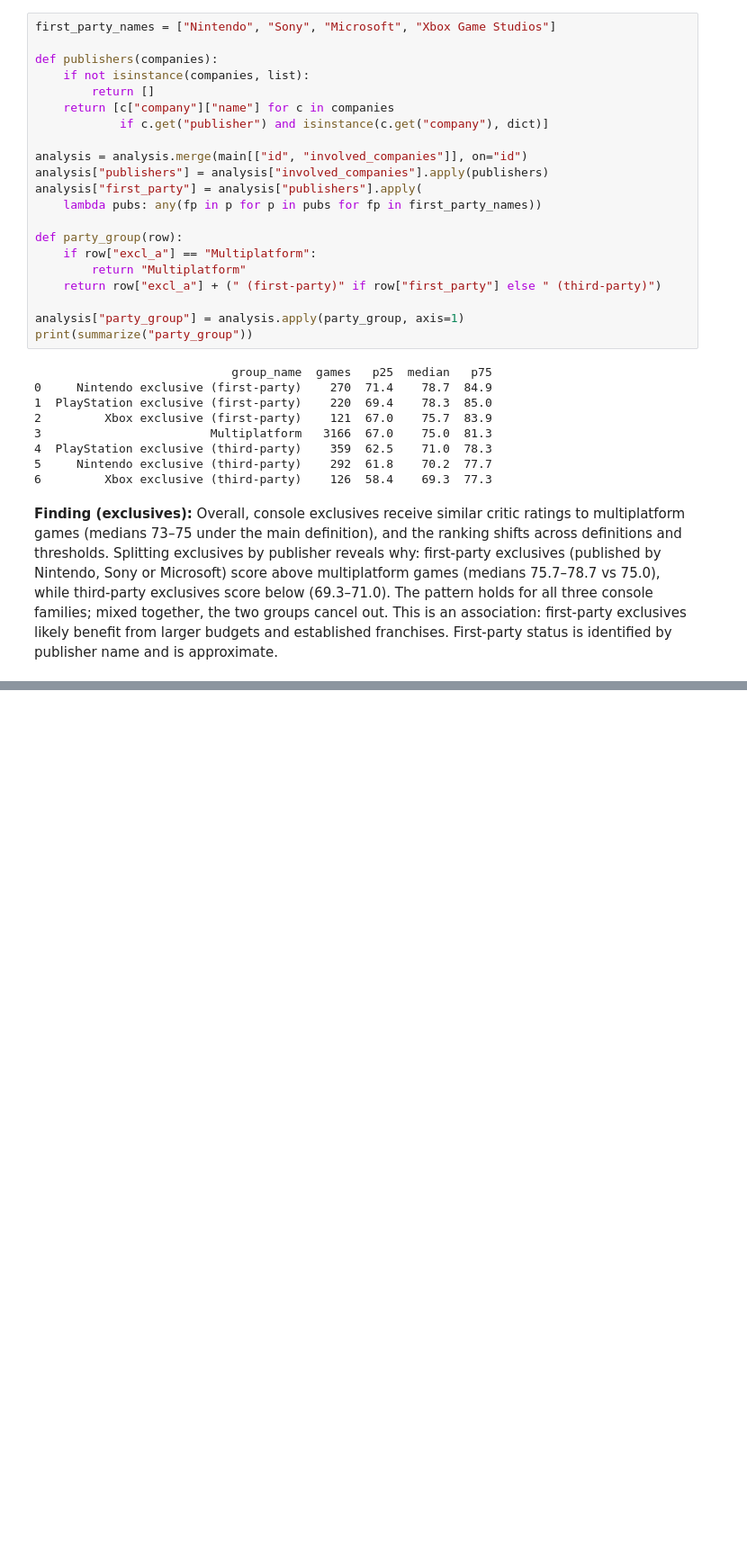
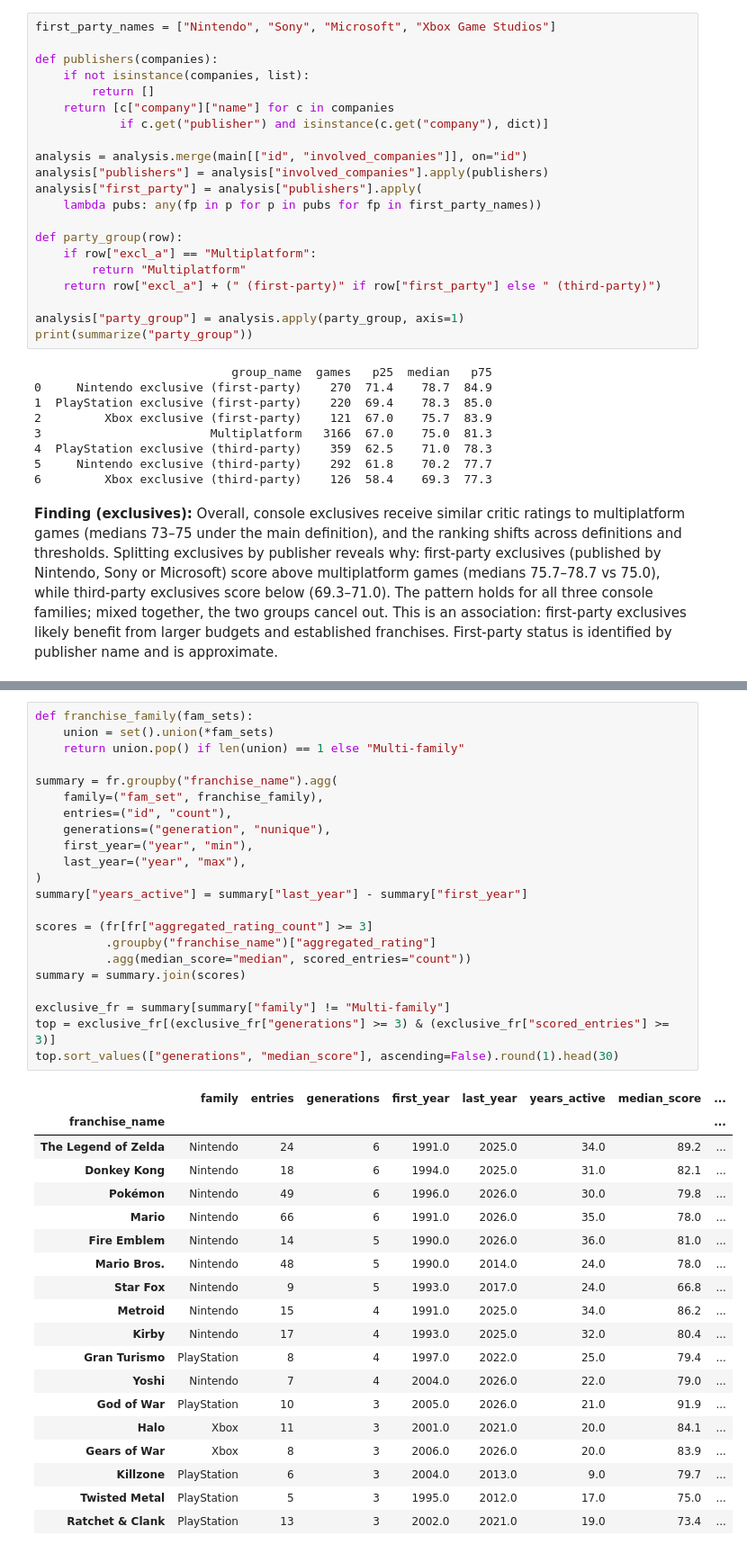
Before and after one commit to F-Bossom/game-data-analysis, a Jupyter notebook: notebooks/05_igdb_exclusives.ipynb, the cells around one changed output, grey strips where cells are left out. Shown at 90% size. Drawn from its saved outputs; the diff is of its cells as text; blank space fills up the shorter version.

Commit message:
Q2: exclusive franchises across console generations

```diff
--- a/notebooks/05_igdb_exclusives.ipynb
+++ b/notebooks/05_igdb_exclusives.ipynb
@@ -227,0 +255,42 @@ print(summarize("party_group"))
+# %%
+def franchise_family(fam_sets):
+    union = set().union(*fam_sets)
+    return union.pop() if len(union) == 1 else "Multi-family"
+
+summary = fr.groupby("franchise_name").agg(
+    family=("fam_set", franchise_family),
+    entries=("id", "count"),
+    generations=("generation", "nunique"),
+    first_year=("year", "min"),
+    last_year=("year", "max"),
+)
+summary["years_active"] = summary["last_year"] - summary["first_year"]
+
+scores = (fr[fr["aggregated_rating_count"] >= 3]
+          .groupby("franchise_name")["aggregated_rating"]
+          .agg(median_score="median", scored_entries="count"))
+summary = summary.join(scores)
+
+exclusive_fr = summary[summary["family"] != "Multi-family"]
+top = exclusive_fr[(exclusive_fr["generations"] >= 3) & (exclusive_fr["scored_entries"] >= 3)]
+top.sort_values(["generations", "median_score"], ascending=False).round(1).head(30)
+# %% [output]
+|  | family | entries | generations | first_year | last_year | years_active | median_score | ... |
+| franchise_name |  |  |  |  |  |  |  | ... |
+| The Legend of Zelda | Nintendo | 24 | 6 | 1991.0 | 2025.0 | 34.0 | 89.2 | ... |
+| Donkey Kong | Nintendo | 18 | 6 | 1994.0 | 2025.0 | 31.0 | 82.1 | ... |
+| Pokémon | Nintendo | 49 | 6 | 1996.0 | 2026.0 | 30.0 | 79.8 | ... |
+| Mario | Nintendo | 66 | 6 | 1991.0 | 2026.0 | 35.0 | 78.0 | ... |
+| Fire Emblem | Nintendo | 14 | 5 | 1990.0 | 2026.0 | 36.0 | 81.0 | ... |
+| Mario Bros. | Nintendo | 48 | 5 | 1990.0 | 2014.0 | 24.0 | 78.0 | ... |
+| Star Fox | Nintendo | 9 | 5 | 1993.0 | 2017.0 | 24.0 | 66.8 | ... |
+| Metroid | Nintendo | 15 | 4 | 1991.0 | 2025.0 | 34.0 | 86.2 | ... |
+| Kirby | Nintendo | 17 | 4 | 1993.0 | 2025.0 | 32.0 | 80.4 | ... |
+| Gran Turismo | PlayStation | 8 | 4 | 1997.0 | 2022.0 | 25.0 | 79.4 | ... |
+| Yoshi | Nintendo | 7 | 4 | 2004.0 | 2026.0 | 22.0 | 79.0 | ... |
+| God of War | PlayStation | 10 | 3 | 2005.0 | 2026.0 | 21.0 | 91.9 | ... |
+| Halo | Xbox | 11 | 3 | 2001.0 | 2021.0 | 20.0 | 84.1 | ... |
+| Gears of War | Xbox | 8 | 3 | 2006.0 | 2026.0 | 20.0 | 83.9 | ... |
+| Killzone | PlayStation | 6 | 3 | 2004.0 | 2013.0 | 9.0 | 79.7 | ... |
+| Twisted Metal | PlayStation | 5 | 3 | 1995.0 | 2012.0 | 17.0 | 75.0 | ... |
+| Ratchet & Clank | PlayStation | 13 | 3 | 2002.0 | 2021.0 | 19.0 | 73.4 | ... |
```
Also changed, not shown: parts of 5 cells of this notebook.
